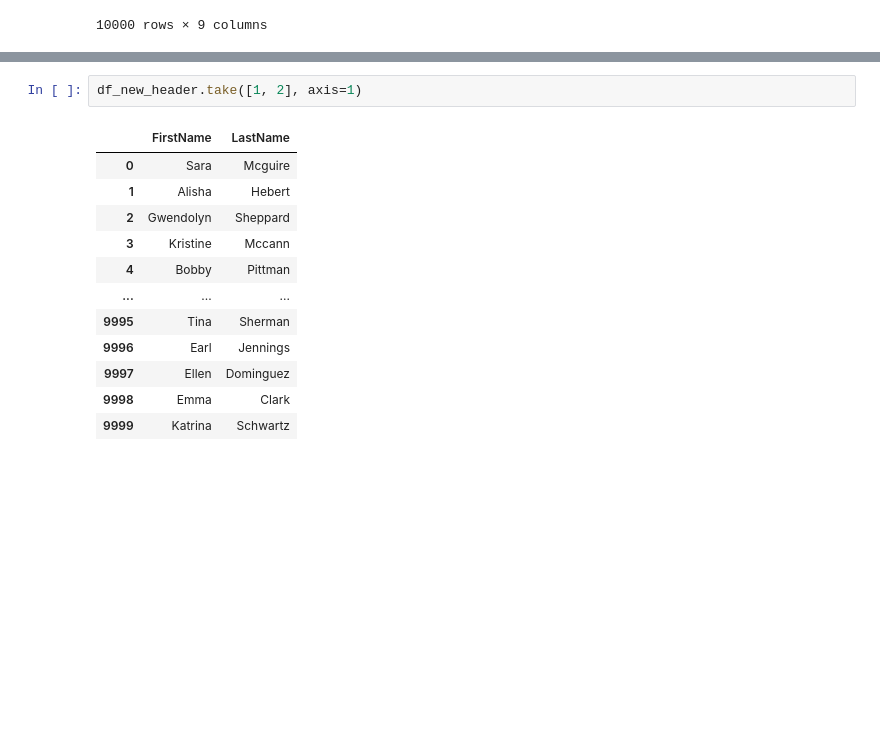
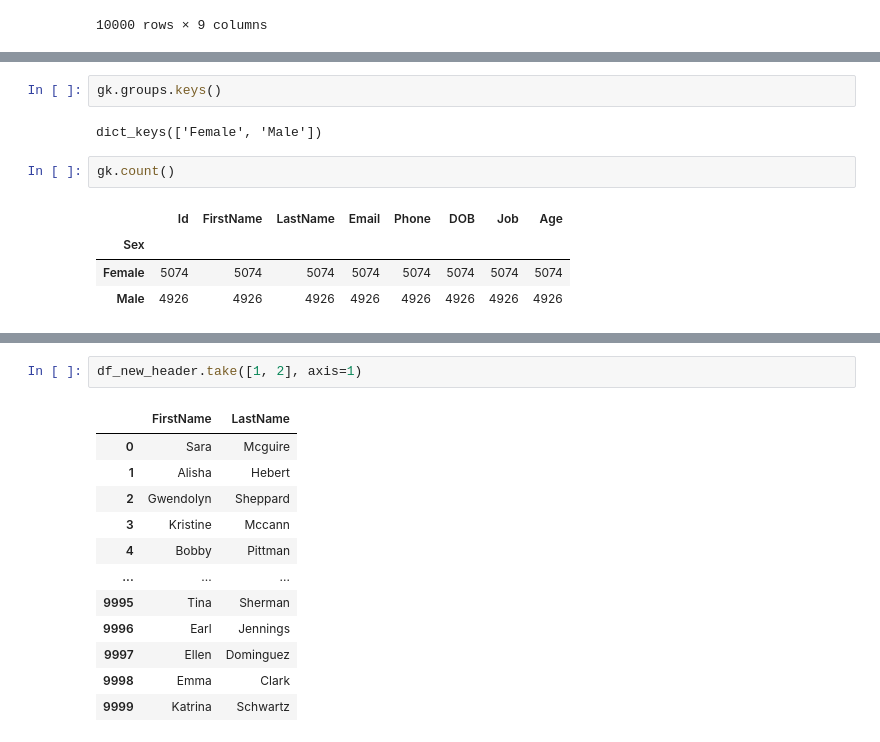
Before and after one commit to vimalmenon/learn-pandas-and-numpy, a Jupyter notebook: 03-data.ipynb, the cells around one changed output, grey strips where cells are left out. Drawn from its saved outputs; the diff is of its cells as text; blank space fills up the shorter version.

```diff
--- a/03-data.ipynb
+++ b/03-data.ipynb
@@ -337,6 +337,17 @@ gk.head()
 | 7 | 356279dAa0F7CbD | Nicholas | Branch | Male | greerjimmy@example.net | +1-667-666-5867 | 2006-01-21 | Fisheries officer | 18 |
 | 8 | F563CcbFBfEcf5a | Emma | Robinson | Female | charleshiggins@example.org | 166-234-6882x7457 | 2009-03-19 | Haematologist | 15 |
 | 9 | f2dceFc00F62542 | Pedro | Cordova | Male | leslie08@example.com | (389)824-3204x8287 | 2008-06-17 | Phytotherapist | 16 |
+# %%
+gk.groups.keys()
+# %% [output]
+dict_keys(['Female', 'Male'])
+# %%
+gk.count()
+# %% [output]
+|  | Id | FirstName | LastName | Email | Phone | DOB | Job | Age |
+| Sex |  |  |  |  |  |  |  |  |
+| Female | 5074 | 5074 | 5074 | 5074 | 5074 | 5074 | 5074 | 5074 |
+| Male | 4926 | 4926 | 4926 | 4926 | 4926 | 4926 | 4926 | 4926 |
 # %%
 %%timeit
 gk
```
Also changed, not shown: parts of 3 cells of this notebook.
